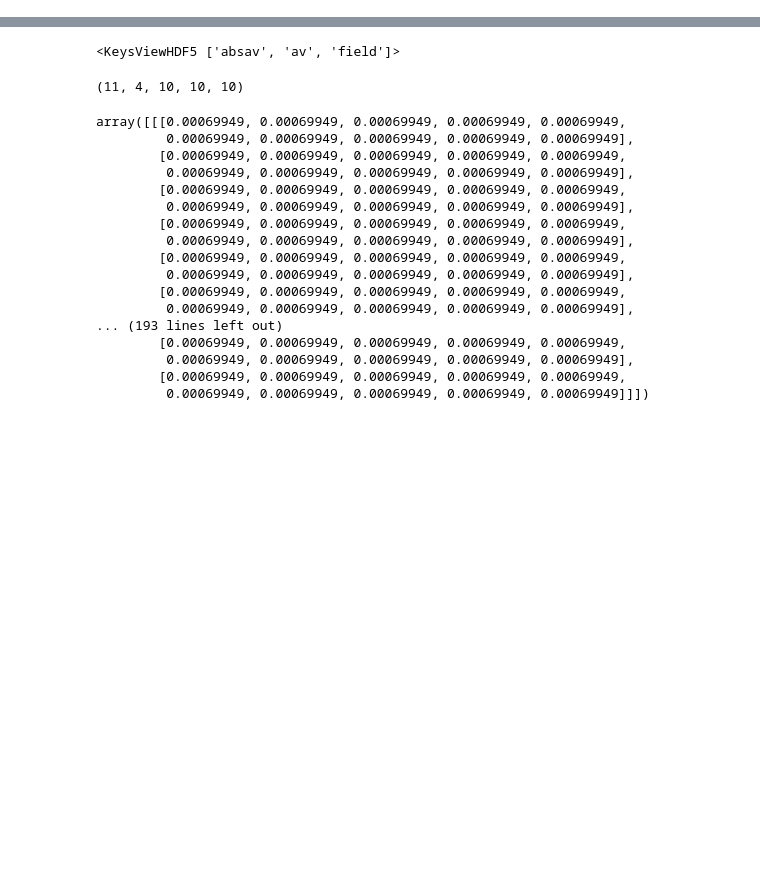
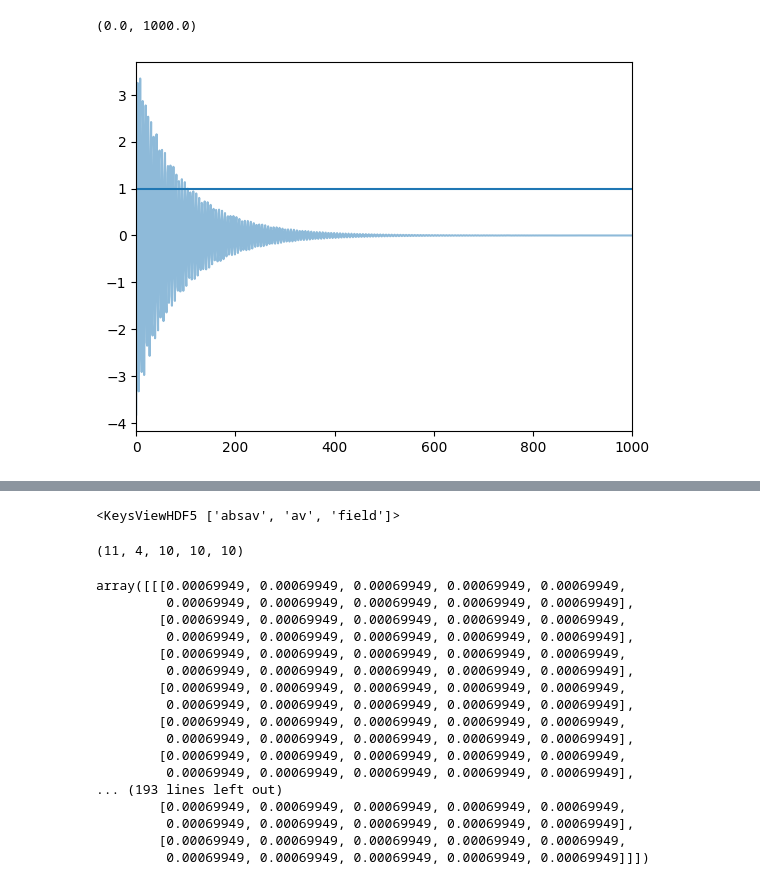
Before and after one commit to joshuazlin/axion_cosmo, a Jupyter notebook: notebooks/scrap.ipynb, the cells around one changed output, grey strips where cells are left out. Drawn from its saved outputs; the diff is of its cells as text; code cells hidden in the pictures; blank space fills up the shorter version.

```diff
--- a/notebooks/scrap.ipynb
+++ b/notebooks/scrap.ipynb
@@ -237 +310,9 @@ f = h5py.File('misc/test_0.hdf5','r')
+# %%
+plt.plot(f['field'][:1000,0,0,0,0],alpha=0.5)
+#plt.plot(f['vev'],alpha=0.5)
+plt.axhline(1)
+plt.xlim(0,1000)
+# %% [output]
+(0.0, 1000.0)
+[figure, added]
 # %%
```
Also changed, not shown: parts of 15 cells of this notebook, 1 other file.
